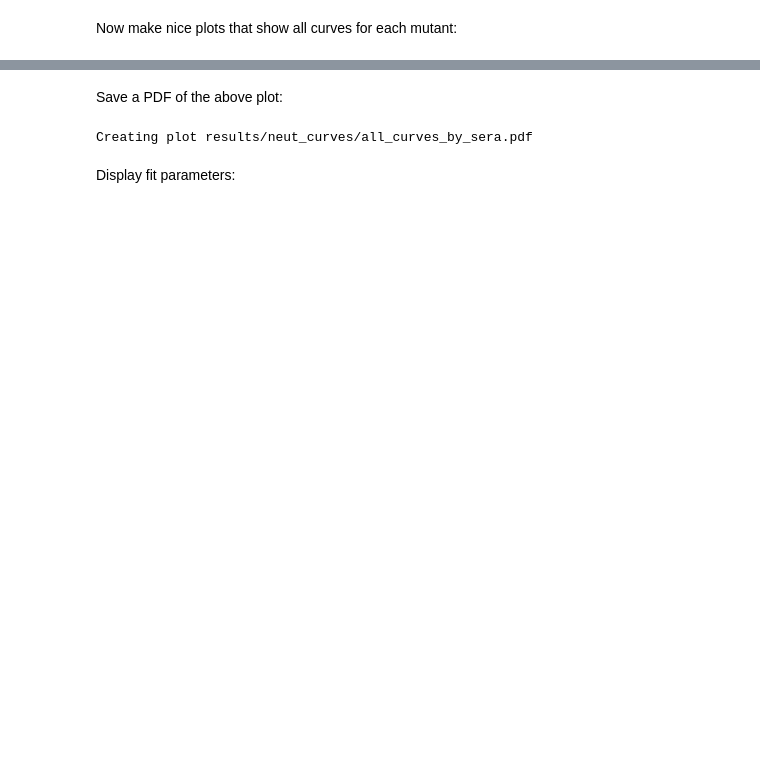
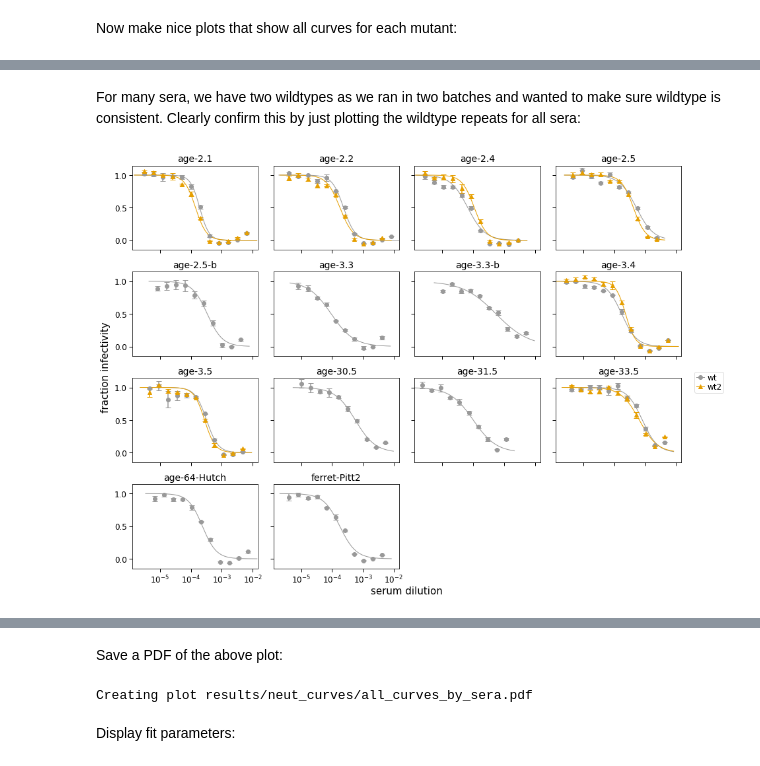
Before and after one commit to jbloomlab/map_flu_serum_Vietnam_H3_Perth2009, a Jupyter notebook: neut_curves.ipynb, the cells around one changed output, grey strips where cells are left out. Cells and saved outputs as stored; diff of their text form; code cells hidden in the pictures; blank space fills up the shorter version.

```diff
--- a/neut_curves.ipynb
+++ b/neut_curves.ipynb
@@ -154,0 +161,9 @@ fig_sera, _ = fits.plotSera(xlabel='serum dilution')
+# %% [markdown]
+For many sera, we have two wildtypes as we ran in two batches and wanted to make sure wildtype is consistent.
+Clearly confirm this by just plotting the wildtype repeats for all sera:
+# %%
+fig_sera_wt, _ = fits.plotSera(xlabel='serum dilution',
+                               max_viruses_per_subplot=7,
+                               viruses=['wt', 'wt2'])
+# %% [output]
+[figure, added]
```
Also changed, not shown: parts of 8 cells of this notebook, 26 other files.
